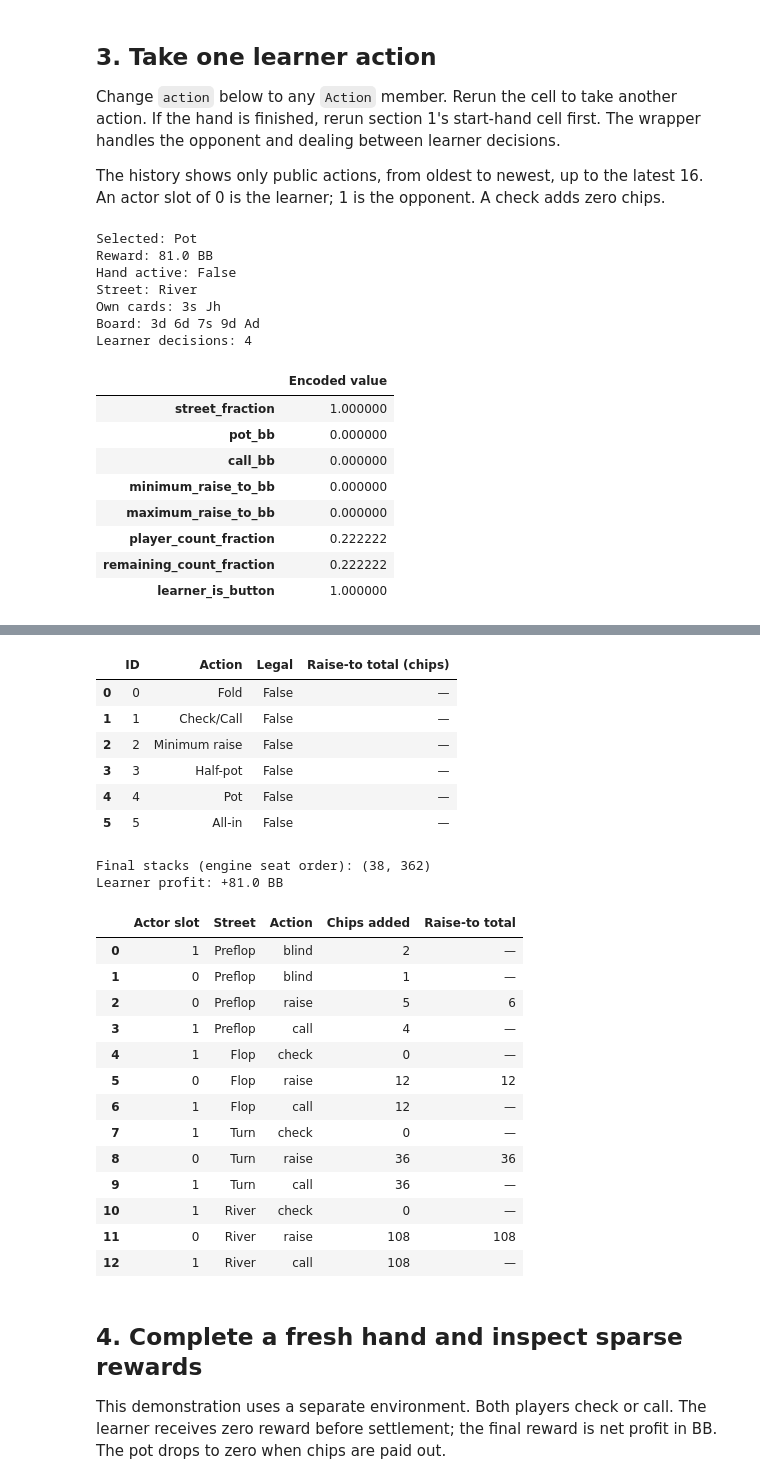
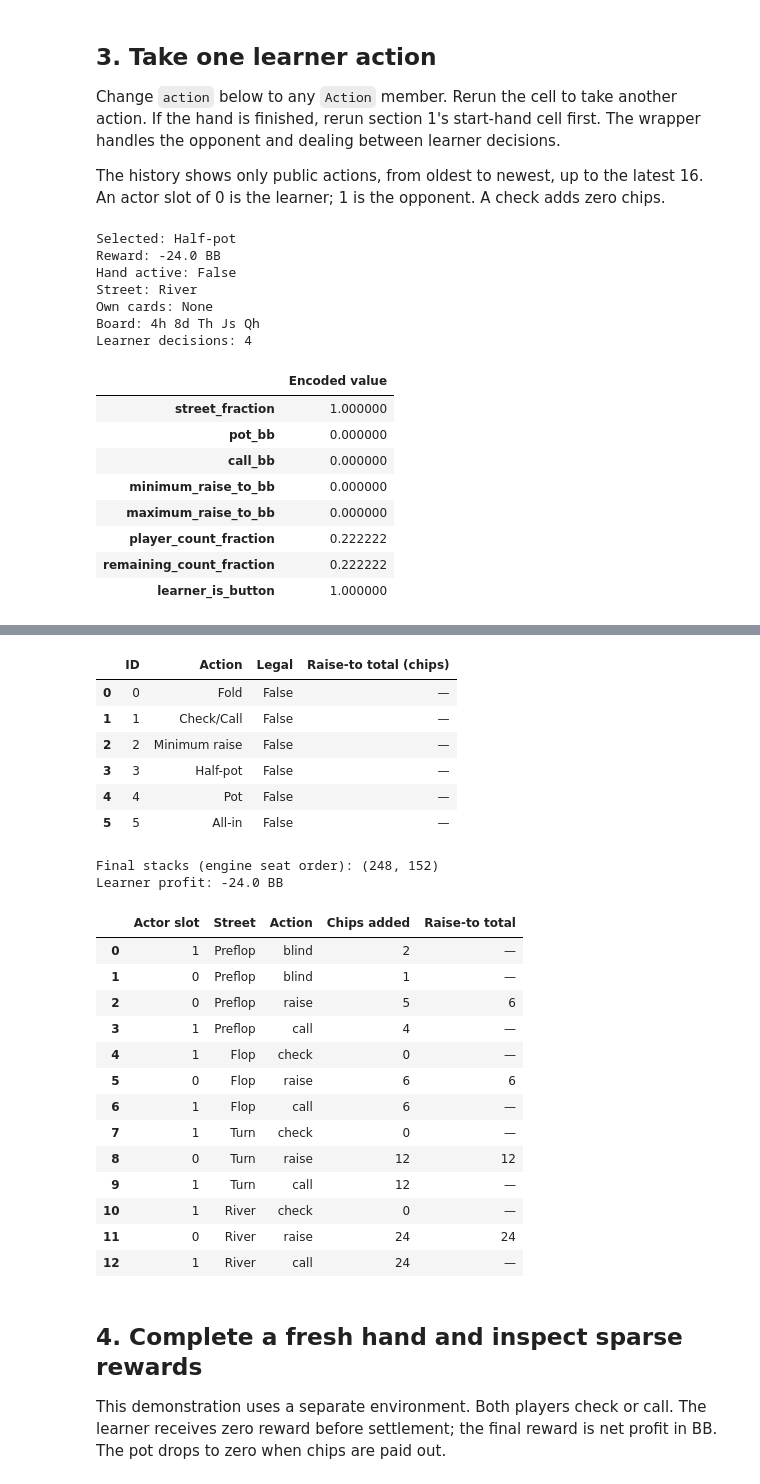
Before and after one commit to qixuan-ding/bluffbot, a Jupyter notebook: notebooks/environment_and_actions.ipynb, the cells around one changed output, grey strips where cells are left out. Drawn from its saved outputs; the diff is of its cells as text; code cells hidden in the pictures.

```diff
--- a/notebooks/environment_and_actions.ipynb
+++ b/notebooks/environment_and_actions.ipynb
@@ -277,7 +277,7 @@ The wrapper handles the opponent and dealing between learner decisions.
 The history shows only public actions, from oldest to newest, up to the latest 16.
 An actor slot of 0 is the learner; 1 is the opponent. A check adds zero chips.
 # %%
-action = Action.POT  # Try CHECK_CALL, MIN_RAISE, HALF_POT, or ALL_IN.
+action = Action.HALF_POT  # Try CHECK_CALL, MIN_RAISE, HALF_POT, or ALL_IN.
 
 if terminated:
     print("Hand finished. Rerun the start-hand cell in section 1.")
@@ -294,12 +294,12 @@ else:
     show_state(env, observation, info)
     display(history_table(observation))
 # %% [output]
-Selected: Pot
-Reward: 81.0 BB
+Selected: Half-pot
+Reward: -24.0 BB
 Hand active: False
 Street: River
-Own cards: 3s Jh
-Board: 3d 6d 7s 9d Ad
+Own cards: None
+Board: 4h 8d Th Js Qh
 Learner decisions: 4
 |  | Encoded value |
 | street_fraction | 1.000000 |
@@ -317,33 +317,33 @@ Learner decisions: 4
 | 2 | 0 | 0.0 | 0.0 | 0.0 | 0.0 | 0.0 | 0.0 | 0.0 | ... |
 | 3 | 0 | 0.0 | 0.0 | 0.0 | 0.0 | 0.0 | 0.0 | 0.0 | ... |
 | 4 | 0 | 0.0 | 0.0 | 0.0 | 0.0 | 0.0 | 0.0 | 0.0 | ... |
 | 5 | 0 | 0.0 | 0.0 | 0.0 | 0.0 | 0.0 | 0.0 | 0.0 | ... |
 | 6 | 0 | 0.0 | 0.0 | 0.0 | 0.0 | 0.0 | 0.0 | 0.0 | ... |
 | 7 | 0 | 0.0 | 0.0 | 0.0 | 0.0 | 0.0 | 0.0 | 0.0 | ... |
 | 8 | 0 | 0.0 | 0.0 | 0.0 | 0.0 | 0.0 | 0.0 | 0.0 | ... |
 |  | ID | Action | Legal | Raise-to total (chips) |
 | 0 | 0 | Fold | False | — |
 | 1 | 1 | Check/Call | False | — |
 | 2 | 2 | Minimum raise | False | — |
 | 3 | 3 | Half-pot | False | — |
 | 4 | 4 | Pot | False | — |
 | 5 | 5 | All-in | False | — |
-Final stacks (engine seat order): (38, 362)
-Learner profit: +81.0 BB
+Final stacks (engine seat order): (248, 152)
+Learner profit: -24.0 BB
 |  | Actor slot | Street | Action | Chips added | Raise-to total |
 | 0 | 1 | Preflop | blind | 2 | — |
 | 1 | 0 | Preflop | blind | 1 | — |
 | 2 | 0 | Preflop | raise | 5 | 6 |
 | 3 | 1 | Preflop | call | 4 | — |
 | 4 | 1 | Flop | check | 0 | — |
-| 5 | 0 | Flop | raise | 12 | 12 |
-| 6 | 1 | Flop | call | 12 | — |
+| 5 | 0 | Flop | raise | 6 | 6 |
+| 6 | 1 | Flop | call | 6 | — |
 | 7 | 1 | Turn | check | 0 | — |
-| 8 | 0 | Turn | raise | 36 | 36 |
-| 9 | 1 | Turn | call | 36 | — |
+| 8 | 0 | Turn | raise | 12 | 12 |
+| 9 | 1 | Turn | call | 12 | — |
 | 10 | 1 | River | check | 0 | — |
-| 11 | 0 | River | raise | 108 | 108 |
-| 12 | 1 | River | call | 108 | — |
+| 11 | 0 | River | raise | 24 | 24 |
+| 12 | 1 | River | call | 24 | — |
 # %% [markdown]
 ## 4. Complete a fresh hand and inspect sparse rewards
 
```
Also changed, not shown: parts of 2 cells of this notebook, 2 other files.
